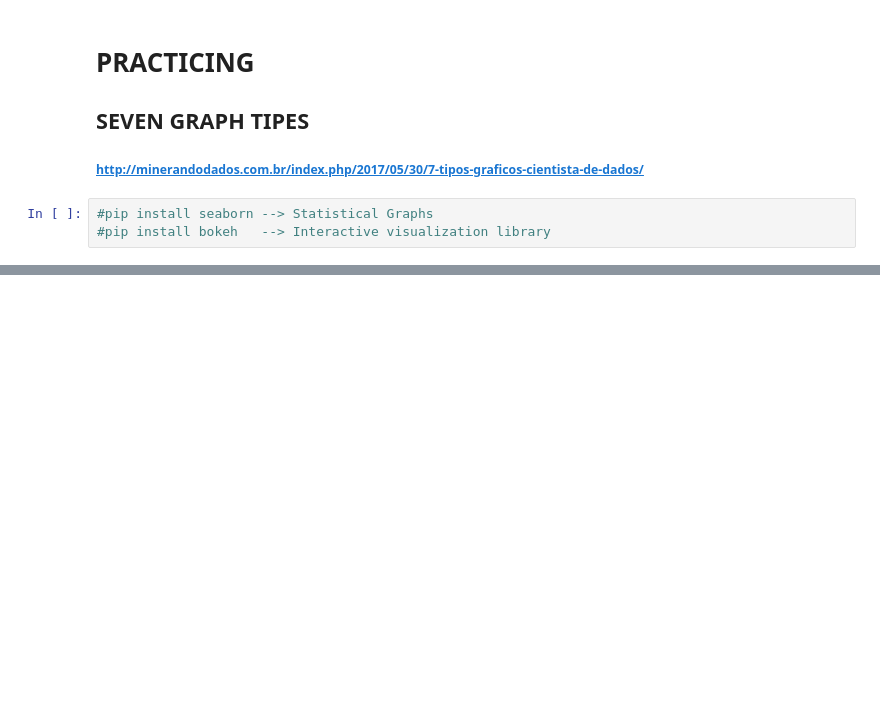
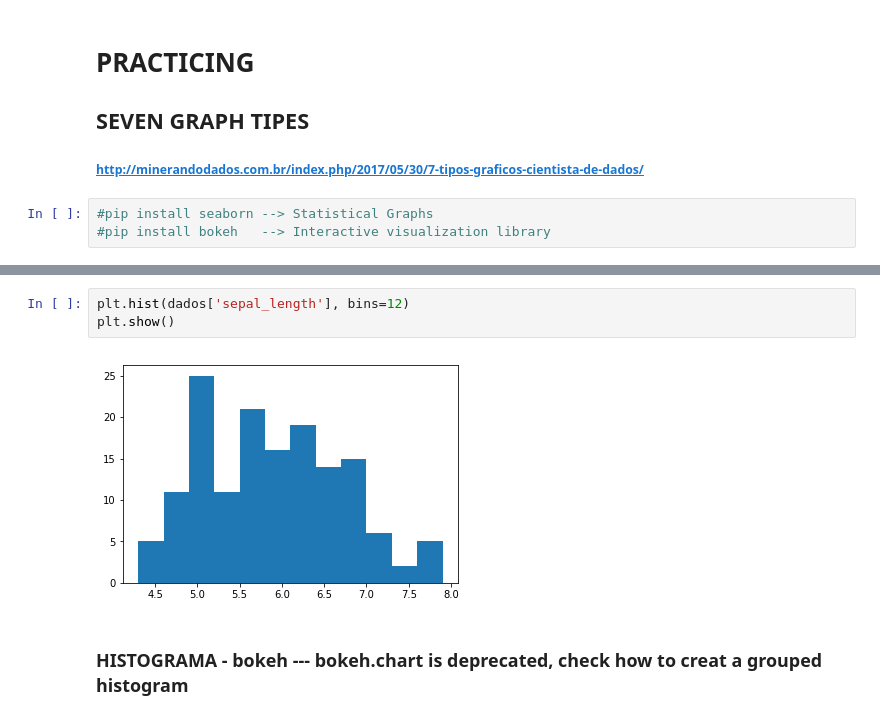
Before and after one commit to suemarsouza/Study, a Jupyter notebook: Numpy_Pandas_Matplotlib.ipynb, the cells around one changed output, grey strips where cells are left out. Saved outputs shown, nothing was run; the diff lists cells and outputs as text; blank space fills up the shorter version.

```diff
--- a/Numpy_Pandas_Matplotlib.ipynb
+++ b/Numpy_Pandas_Matplotlib.ipynb
@@ -83,0 +153,7 @@ numpy.ndarray
+# %%
+plt.hist(dados['sepal_length'], bins=12)
+plt.show()
+# %% [output]
+[figure, added]
+# %% [markdown]
+### HISTOGRAMA - bokeh  --- bokeh.chart is deprecated, check how to creat a grouped histogram
```
Also changed, not shown: parts of 15 cells of this notebook.
